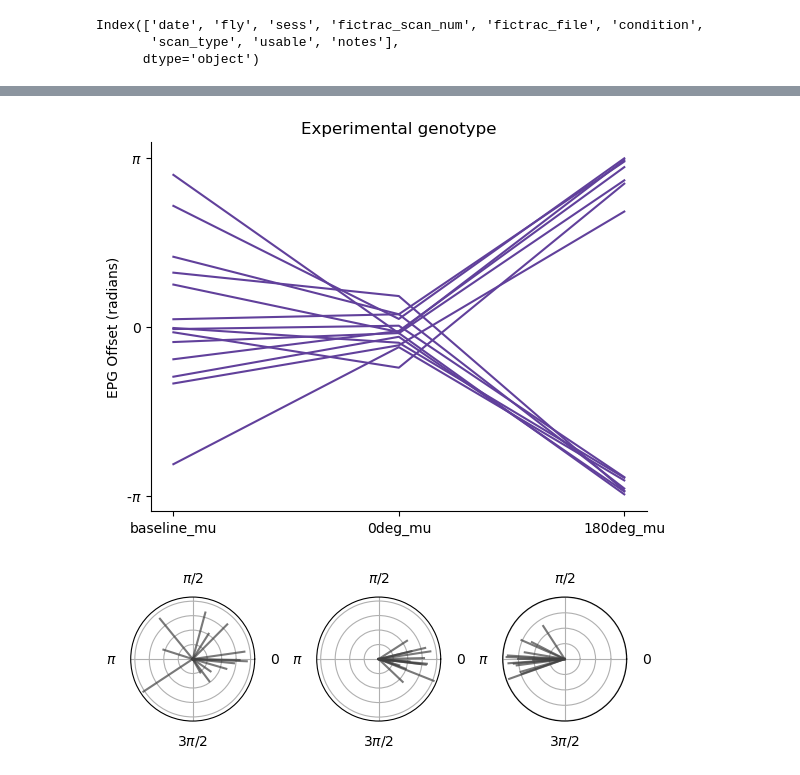
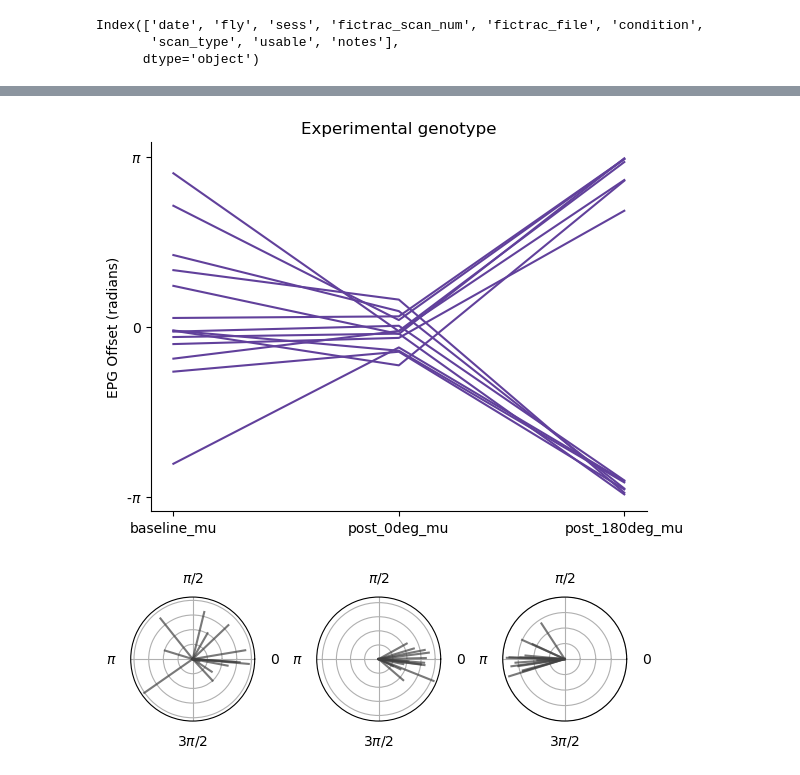
Before and after one commit to yfisher-lab/NeuromodPlasticity, a Jupyter notebook: NeuromodPlasticity/figures/remapping/R18B05LexA_R60D05Gal4.ipynb, the cells around one changed output, grey strips where cells are left out. Cells and saved outputs as stored; diff of their text form; code cells hidden in the pictures.

```diff
--- a/NeuromodPlasticity/figures/remapping/R18B05LexA_R60D05Gal4.ipynb
+++ b/NeuromodPlasticity/figures/remapping/R18B05LexA_R60D05Gal4.ipynb
@@ -47,7 +47,7 @@ sess_df.head()
 for index,row in sess_df.iterrows():
     outdir = pathlib.PurePath( basedir / row['condition'] / row['date'] / row['fly'] / row['sess'] / 'preprocess.pkl')
     pp = st2p.preprocessing.EBImagingSession.from_file(outdir)
-    dff = pp.calculate_zscored_F('rois', exp_detrend=True, zscore=False, background_ts='background')[-1,:,:] -1
+    dff = pp.calculate_zscored_F('rois', exp_detrend=True, zscore=True, background_ts='background')[-1,:,:]
     dff = sp.ndimage.gaussian_filter1d(sp.ndimage.gaussian_filter1d(dff, 1, axis=-1),.5,axis=0, mode='wrap')
 
     heading = np.angle(np.exp(1j*(-1*pp.voltage_recording_aligned[' Heading'].to_numpy()-np.pi)))
@@ -106,31 +70,53 @@ def make_condition_dataframe(df):
+# %%
+def make_condition_dataframe(df, scan_types = ['baseline', 'post_0deg', 'post_180deg']):
+    flies = df['fly_id'].unique()
+
+    cond_df = {'fly':[]}
+    for st in scan_types:
+        cond_df.update({f'{st}_mu':[],
+                        f'{st}_var':[],
+                        f'{st}_r':[],
+                       })
+
+    for fly in flies:
+
+        cond_df['fly'].append(fly)
+
+        for st in scan_types:
+            sub_df = df.loc[(df['fly_id']==fly) & (df['scan_type']==st)]
+            cond_df[f'{st}_mu'].append(sub_df['mean offset'].mean())
+            cond_df[f'{st}_var'].append(sub_df['offset var.'].mean())
+            cond_df[f'{st}_r'].append(sub_df['mean vec. len'].mean())
+
+    return pd.DataFrame(cond_df)
 # %%
 remap_sess_df = sess_df[sess_df['condition']=='remap']
 remap_data = make_condition_dataframe(remap_sess_df)
 # %%
 fig, ax= plt.subplots()
 
-_ = ax.plot(remap_data[['baseline_mu','0deg_mu','180deg_mu']].T, color=plt.cm.Purples(.8))
+_ = ax.plot(remap_data[['baseline_mu','post_0deg_mu','post_180deg_mu']].T, color=plt.cm.Purples(.8))
 ax.set_ylabel('EPG Offset (radians)')
 ax.set_title('Experimental genotype')
 ax.spines['top'].set_visible(False)
 ax.spines['right'].set_visible(False)
 ax.set_yticks([-np.pi, 0, np.pi], labels=[r'-$\pi$', 0, r'$\pi$'])
 fig.savefig(figfolder / "EL_remap.pdf")
 
 fig, ax = plt.subplots(1,3,subplot_kw={'projection': 'polar'})
 fig.subplots_adjust(wspace=.5)
 for index,row in remap_data.iterrows():
     ax[0].plot(row['baseline_mu']*np.ones([2,]), [0, row['baseline_r']], color=plt.cm.Greys(.8), alpha=.7)
-    ax[1].plot(row['0deg_mu']*np.ones([2,]), [0, row['0deg_r']], color=plt.cm.Greys(.8), alpha=.7)
-    ax[2].plot(row['180deg_mu']*np.ones([2,]), [0, row['180deg_r']], color=plt.cm.Greys(.8), alpha=.7)
+    ax[1].plot(row['post_0deg_mu']*np.ones([2,]), [0, row['post_0deg_r']], color=plt.cm.Greys(.8), alpha=.7)
+    ax[2].plot(row['post_180deg_mu']*np.ones([2,]), [0, row['post_180deg_r']], color=plt.cm.Greys(.8), alpha=.7)
 
 
 
 for a in ax:
     a.set_xticks([0, np.pi/2, np.pi, 3*np.pi/2], ['0', r'$\pi$/2', r'$\pi$', r'3$\pi$/2'])
     a.set_yticks([0,.2,.4,.6,.8],['','','','',''])
 # %% [output]
-[figure, old version]
+[figure, new version]
 [figure]
 # %%
 # controls
```
Also changed, not shown: parts of 2 cells of this notebook.
